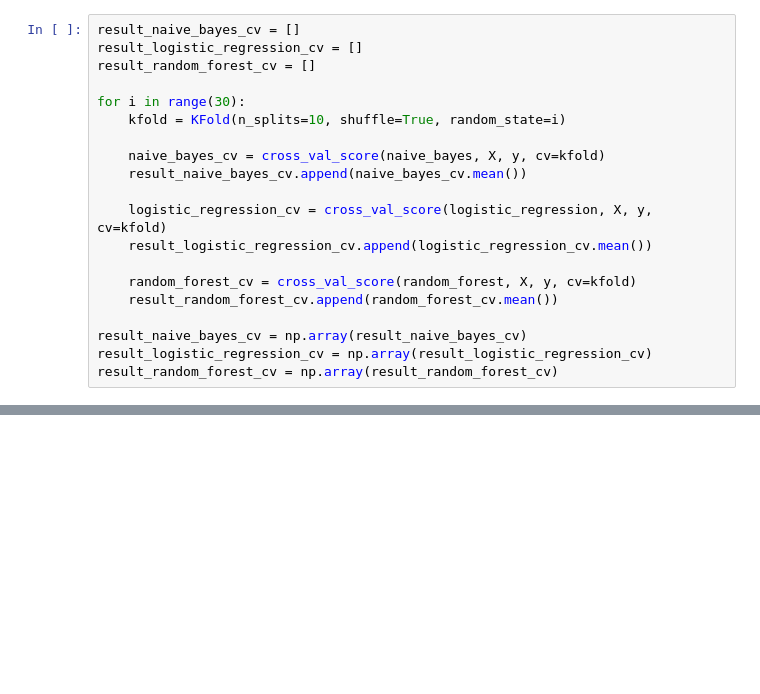
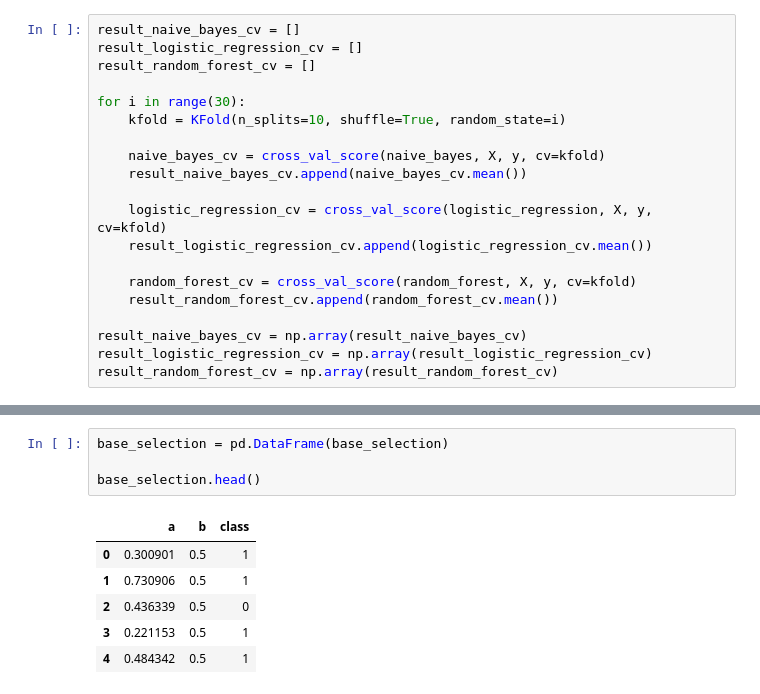
Before and after one commit to Dionmax/BurningMyBrain, a Jupyter notebook: EstatisticaDataScience/RegressionDecisions.ipynb, the cells around one changed output, grey strips where cells are left out. Drawn from its saved outputs; the diff is of its cells as text; blank space fills up the shorter version.

```diff
--- a/EstatisticaDataScience/RegressionDecisions.ipynb
+++ b/EstatisticaDataScience/RegressionDecisions.ipynb
@@ -178,0 +200,11 @@ Random Forest CV: 0.17375612517782416
+# %%
+base_selection = pd.DataFrame(base_selection)
+
+base_selection.head()
+# %% [output]
+|  | a | b | class |
+| 0 | 0.300901 | 0.5 | 1 |
+| 1 | 0.730906 | 0.5 | 1 |
+| 2 | 0.436339 | 0.5 | 0 |
+| 3 | 0.221153 | 0.5 | 1 |
+| 4 | 0.484342 | 0.5 | 1 |
```
Also changed, not shown: parts of 42 cells of this notebook.
